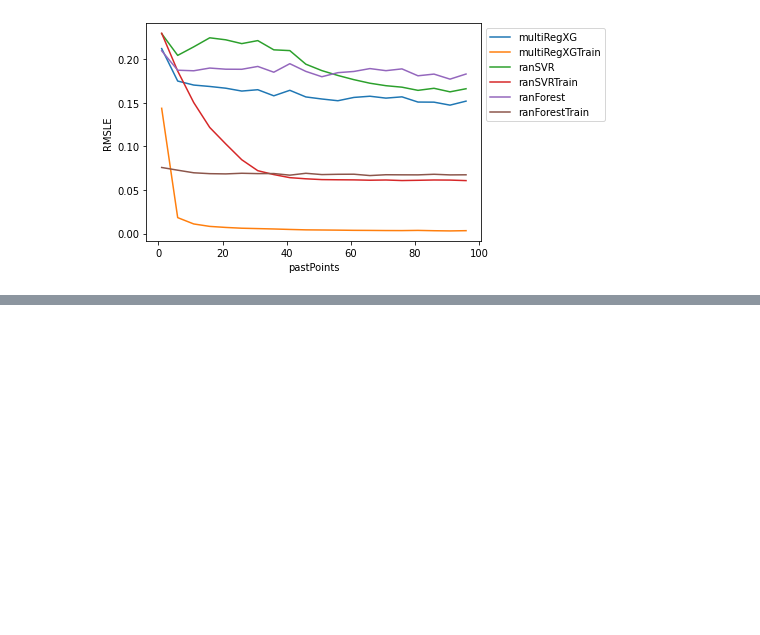
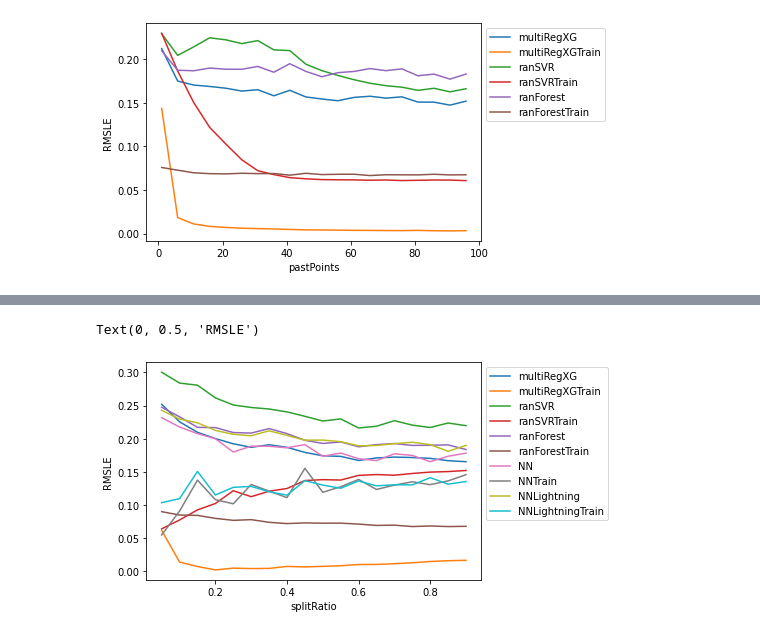
Before and after one commit to Gittingthehubbing/Kaggle, a Jupyter notebook: Tabular Playground Series - Jul 2021/Intermediate_Results.ipynb, the cells around one changed output, grey strips where cells are left out. Saved outputs shown, nothing was run; the diff lists cells and outputs as text; code cells hidden in the pictures; blank space fills up the shorter version.

```diff
--- a/Tabular Playground Series - Jul 2021/Intermediate_Results.ipynb
+++ b/Tabular Playground Series - Jul 2021/Intermediate_Results.ipynb
@@ -990,0 +1050,12 @@ Text(0, 0.5, 'RMSLE')
+# %%
+# Effect of different train test split ratio
+loopVarName = "splitRatio"
+extraText = "_12_PastPoints_No_PCA"
+
+resultsDf = pickleLoad(f'{loopVarName}{extraText}_resultsDf.pkl')
+
+resultsDf.plot(x=loopVarName,y=resultsDf.keys().to_list().remove(loopVarName)).legend(bbox_to_anchor=(1,1))
+plt.ylabel("RMSLE")
+# %% [output]
+Text(0, 0.5, 'RMSLE')
+[figure, added]
```
Also changed, not shown: parts of 14 cells of this notebook, 1 other file.
